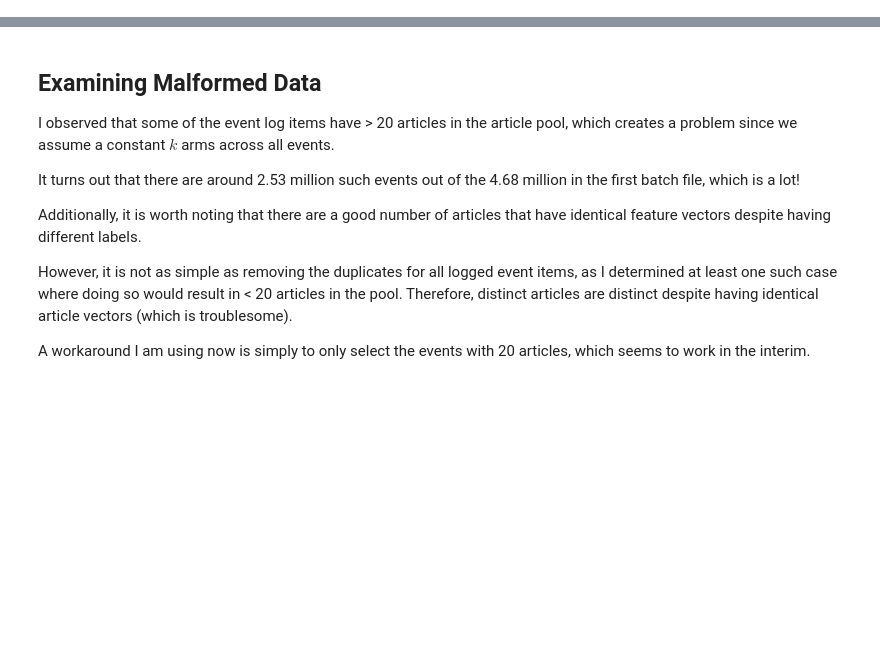
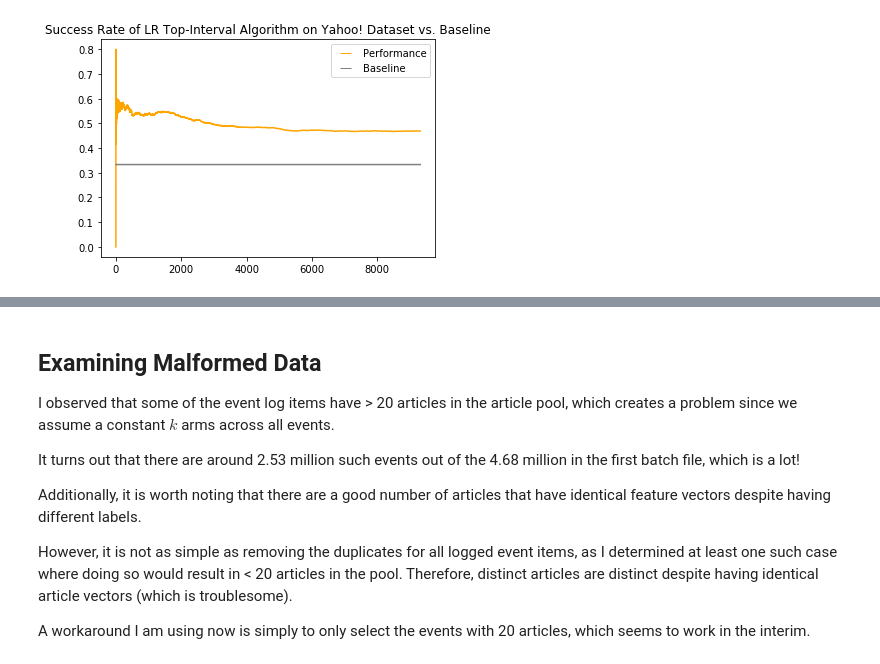
Before and after one commit to jtcho/FairMachineLearning, a Jupyter notebook: Yahoo Testing.ipynb, the cells around one changed output, grey strips where cells are left out. Saved outputs shown, nothing was run; the diff lists cells and outputs as text; code cells hidden in the pictures; blank space fills up the shorter version.

Commit message:
Implemented a Logistic Regression based top-interval algorithm for the Yahoo! dataset. Considerably above baseline success

```diff
--- a/Yahoo Testing.ipynb
+++ b/Yahoo Testing.ipynb
@@ -28,0 +17,26 @@ clicks_df.shape
+# %%
+articles_df = pd.read_sql_query('SELECT * FROM articles',con=engine).set_index('index')
+clicks_df_pos = pd.read_sql_query('''
+    SELECT * FROM clicks WHERE (ABS(CAST((RANDOM()) as int)) % 100) < 50 AND length(article_pool) < 210 AND clicked = 1
+''', con=engine)
+clicks_df_neg = pd.read_sql_query('''
+    SELECT * FROM clicks WHERE (ABS(CAST((RANDOM()) as int)) % 100) < 2 AND length(article_pool) < 210 AND clicked = 0
+''', con=engine)
+
+print(clicks_df_pos.shape)
+print(clicks_df_neg.shape)
+
+clicks_df = pd.concat([clicks_df_pos, clicks_df_neg])
+clicks_df[click_cols] = clicks_df[click_cols].apply(pd.to_numeric, ) # Temporary workaround, this should be done before sql
+clicks_df['article_pool'] = clicks_df['article_pool'].apply(lambda x : eval(x))
+clicks_df = clicks_df.sample(frac=1).reset_index()
+
+num_clusters = 3
+article_km = KMeans(n_clusters=num_clusters)
+predictions = article_km.fit_predict(articles_df.dropna().as_matrix())
+article_clusters = dict(zip(list(articles_df.dropna().index), predictions))
+clicks_df['reduced'] = clicks_df['article_pool'].apply(lambda x : list(set([article_clusters[y] for y in x])))
+clicks_df['displayed_reduced'] = clicks_df['displayed'].apply(lambda x : article_clusters[str(x)])
+
+user_feat_mat = clicks_df.as_matrix(['user_1', 'user_2', 'user_3', 'user_4', 'user_5', 'user_6'])
+clicked_mat = clicks_df.as_matrix(['displayed_reduced', 'clicked'])
@@ -203,0 +235,12 @@ KeyboardInterrupt:
+# %%
+cum_success_rate = np.array([y/x for x,y in enumerate(cum_performance, start=1)])
+plt.plot(cum_best, cum_success_rate, c='orange')
+plt.plot(cum_best, [1/num_clusters] * len(cum_performance), c='grey')
+
+perf_leg = mlines.Line2D([], [], color='orange', marker='_', markersize=11, label='Performance', linestyle='')
+baseline_leg = mlines.Line2D([], [], color='grey', marker='_', markersize=11, label='Baseline', linestyle='')
+plt.legend(handles=[perf_leg, baseline_leg])
+plt.title('Success Rate of LR Top-Interval Algorithm on Yahoo! Dataset vs. Baseline')
+plt.show()
+# %% [output]
+[figure, added]
```
Also changed, not shown: parts of 16 cells of this notebook, 1 other file.
